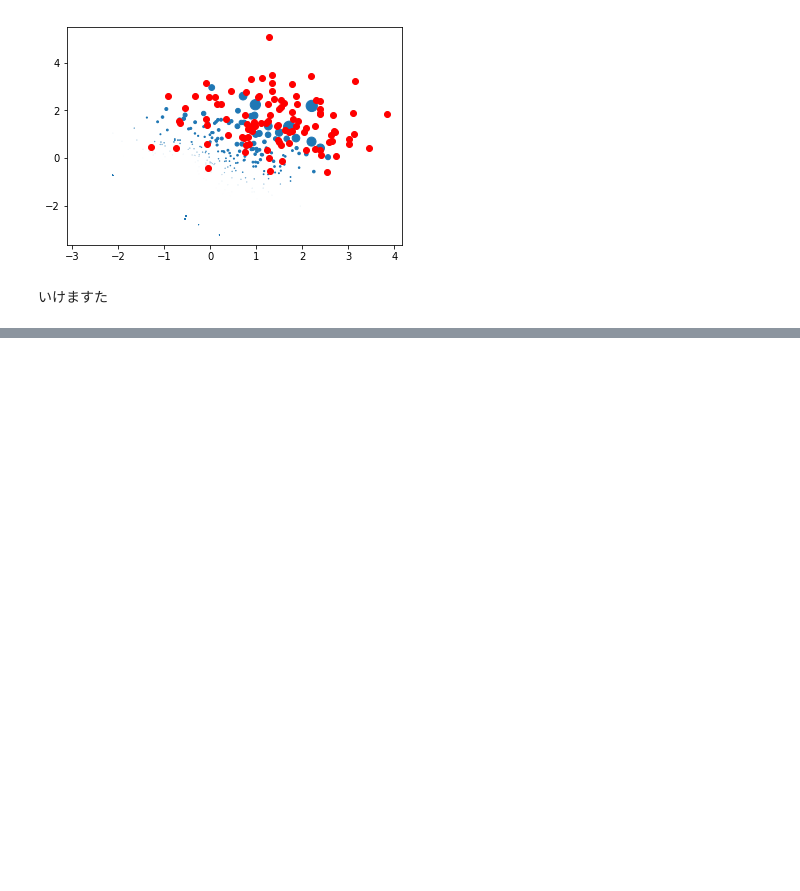
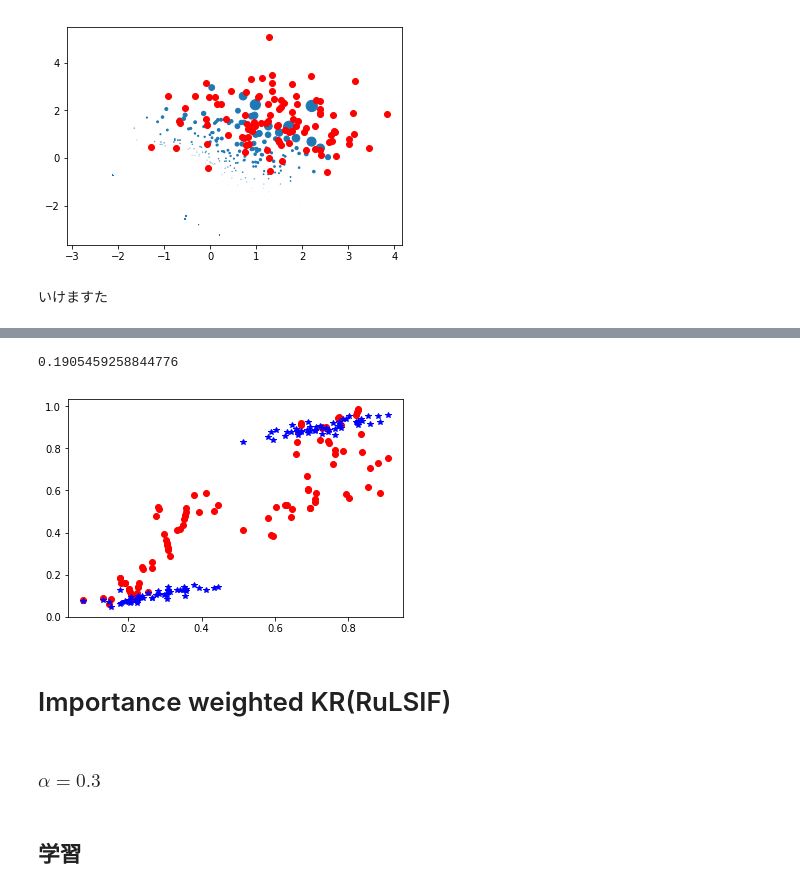
Before and after one commit to Nakakey/covariate_shift, a Jupyter notebook: compare_RuLSIF.ipynb, the cells around one changed output, grey strips where cells are left out. Saved outputs shown, nothing was run; the diff lists cells and outputs as text; code cells hidden in the pictures; blank space fills up the shorter version.

```diff
--- a/compare_RuLSIF.ipynb
+++ b/compare_RuLSIF.ipynb
@@ -221,0 +88,13 @@ plt.plot(y[:,0], y[:,1], 'ro')
+# %%
+np.random.seed(123)
+# data size setting
+data_size_train = 200
+data_size_test = 100
+
+# generate train /test data
+test_y = np.concatenate((np.random.normal(0.9, scale=0.025, size=int(data_size_test/2)),
+                         np.random.normal(0.1, scale=0.025, size=int(data_size_test/2))))
+test_x = gen_x(test_y)
+
+train_y = np.random.uniform(size=data_size_train)
+train_x = gen_x(train_y)
@@ -221,0 +195,10 @@ plt.plot(y[:,0], y[:,1], 'ro')
+# %%
+# 学習パラメータにかなり敏感のものですな
+plt.plot(test, pred_KR(test, train, sigma, A), 'ro', label = 'pred')
+plt.plot(test, test_y, 'b*', label = 'true')
+np.sqrt((pred_KR(test, train, sigma, A) - test_y)**2).mean()
+# %% [output]
+0.1905459258844776
+[figure, added]
+# %% [markdown]
+# Importance weighted KR(RuLSIF)
@@ -221,0 +207,2 @@ plt.plot(y[:,0], y[:,1], 'ro')
+# %% [markdown]
+### $\alpha = 0.3$
@@ -221,0 +215,2 @@ plt.plot(y[:,0], y[:,1], 'ro')
+# %% [markdown]
+## 学習
```
Also changed, not shown: parts of 61 cells of this notebook, 1 other file.
